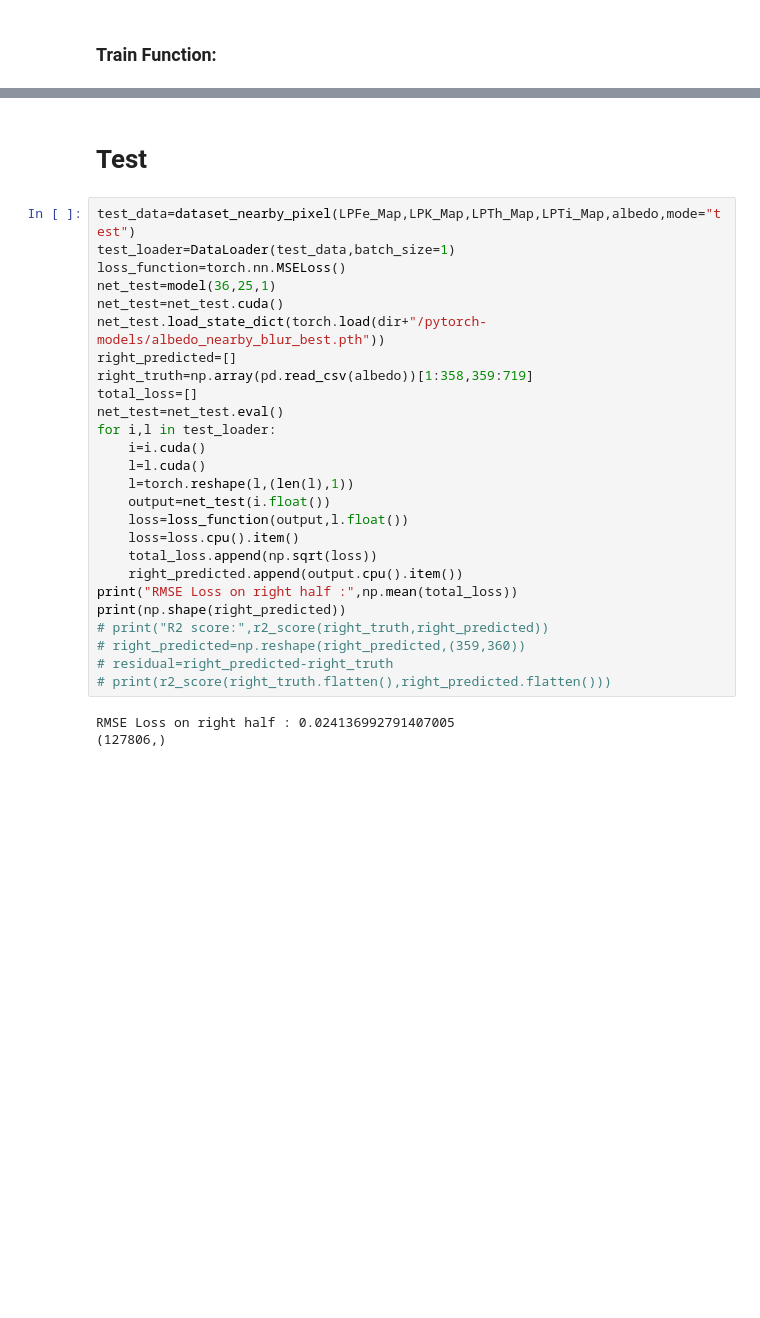
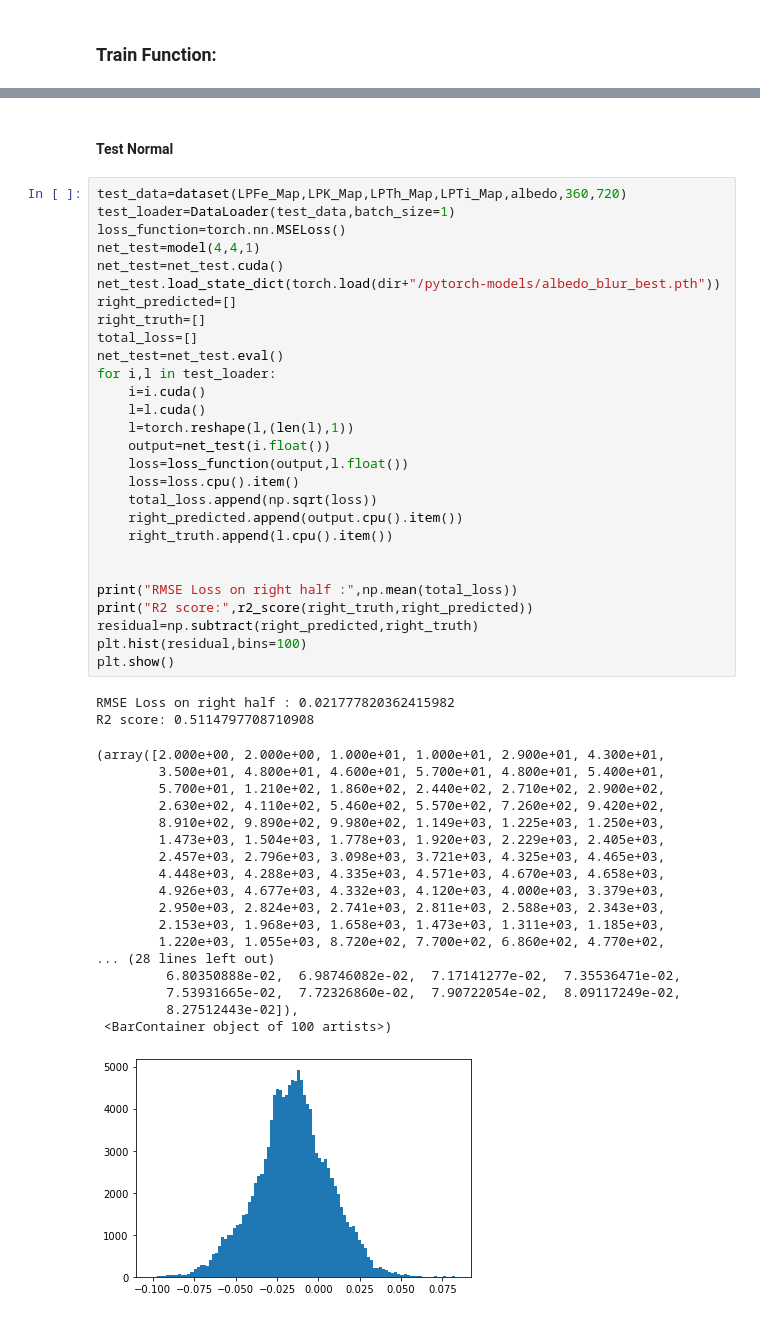
Before and after one commit to g0kul6/Albedo_Task_ML4SCi, a Jupyter notebook: lunar_albedo.ipynb, the cells around one changed output, grey strips where cells are left out. Cells and saved outputs as stored; diff of their text form; blank space fills up the shorter version.

```diff
--- a/lunar_albedo.ipynb
+++ b/lunar_albedo.ipynb
@@ -224,31 +248,51 @@ RuntimeError: CUDA error: unspecified launch failure
 # %% [markdown]
-# Test
+#### Test Normal
 # %%
-test_data=dataset_nearby_pixel(LPFe_Map,LPK_Map,LPTh_Map,LPTi_Map,albedo,mode="test")
+test_data=dataset(LPFe_Map,LPK_Map,LPTh_Map,LPTi_Map,albedo,360,720)
 test_loader=DataLoader(test_data,batch_size=1)
 loss_function=torch.nn.MSELoss()
-net_test=model(36,25,1)
+net_test=model(4,4,1)
 net_test=net_test.cuda()
-net_test.load_state_dict(torch.load(dir+"/pytorch-models/albedo_nearby_blur_best.pth"))
+net_test.load_state_dict(torch.load(dir+"/pytorch-models/albedo_blur_best.pth"))
 right_predicted=[]
-right_truth=np.array(pd.read_csv(albedo))[1:358,359:719]
+right_truth=[]
 total_loss=[]
 net_test=net_test.eval()
 for i,l in test_loader:
     i=i.cuda()
     l=l.cuda()
     l=torch.reshape(l,(len(l),1))
     output=net_test(i.float())
     loss=loss_function(output,l.float())
     loss=loss.cpu().item()
     total_loss.append(np.sqrt(loss))
     right_predicted.append(output.cpu().item())
+    right_truth.append(l.cpu().item())
+
+
 print("RMSE Loss on right half :",np.mean(total_loss))
-print(np.shape(right_predicted))
-# print("R2 score:",r2_score(right_truth,right_predicted))
-# right_predicted=np.reshape(right_predicted,(359,360))
-# residual=right_predicted-right_truth
-# print(r2_score(right_truth.flatten(),right_predicted.flatten()))
+print("R2 score:",r2_score(right_truth,right_predicted))
+residual=np.subtract(right_predicted,right_truth)
+plt.hist(residual,bins=100)
+plt.show()
 # %% [output]
-RMSE Loss on right half : 0.024136992791407005
-(127806,)
+RMSE Loss on right half : 0.021777820362415982
+R2 score: 0.5114797708710908
+(array([2.000e+00, 2.000e+00, 1.000e+01, 1.000e+01, 2.900e+01, 4.300e+01,
+        3.500e+01, 4.800e+01, 4.600e+01, 5.700e+01, 4.800e+01, 5.400e+01,
+        5.700e+01, 1.210e+02, 1.860e+02, 2.440e+02, 2.710e+02, 2.900e+02,
+        2.630e+02, 4.110e+02, 5.460e+02, 5.570e+02, 7.260e+02, 9.420e+02,
+        8.910e+02, 9.890e+02, 9.980e+02, 1.149e+03, 1.225e+03, 1.250e+03,
+        1.473e+03, 1.504e+03, 1.778e+03, 1.920e+03, 2.229e+03, 2.405e+03,
+        2.457e+03, 2.796e+03, 3.098e+03, 3.721e+03, 4.325e+03, 4.465e+03,
+        4.448e+03, 4.288e+03, 4.335e+03, 4.571e+03, 4.670e+03, 4.658e+03,
+        4.926e+03, 4.677e+03, 4.332e+03, 4.120e+03, 4.000e+03, 3.379e+03,
+        2.950e+03, 2.824e+03, 2.741e+03, 2.811e+03, 2.588e+03, 2.343e+03,
+        2.153e+03, 1.968e+03, 1.658e+03, 1.473e+03, 1.311e+03, 1.185e+03,
+        1.220e+03, 1.055e+03, 8.720e+02, 7.700e+02, 6.860e+02, 4.770e+02,
+... (28 lines left out)
+         6.80350888e-02,  6.98746082e-02,  7.17141277e-02,  7.35536471e-02,
+         7.53931665e-02,  7.72326860e-02,  7.90722054e-02,  8.09117249e-02,
+         8.27512443e-02]),
+ <BarContainer object of 100 artists>)
+[figure, added]
```
Also changed, not shown: parts of 14 cells of this notebook, 7 other files.
